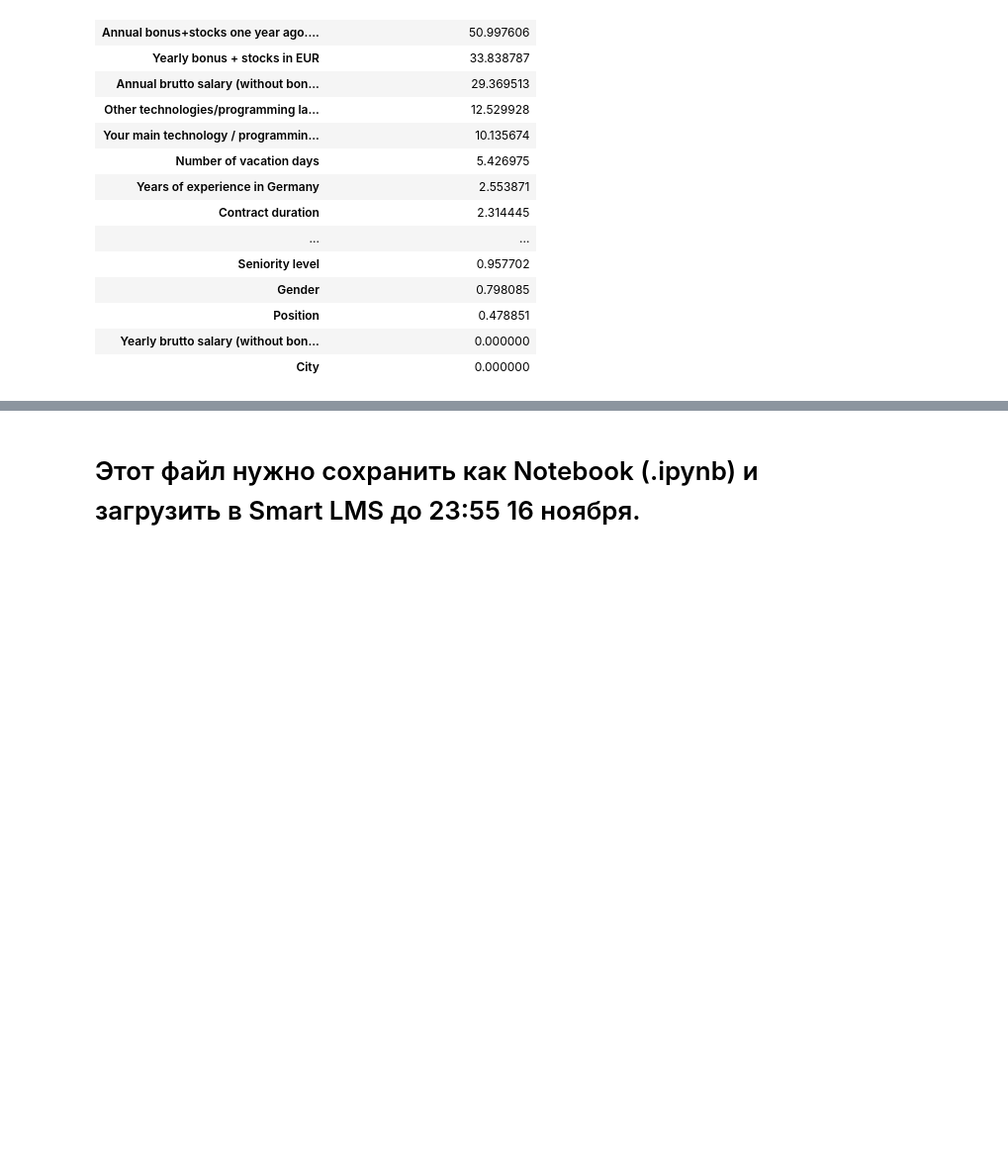
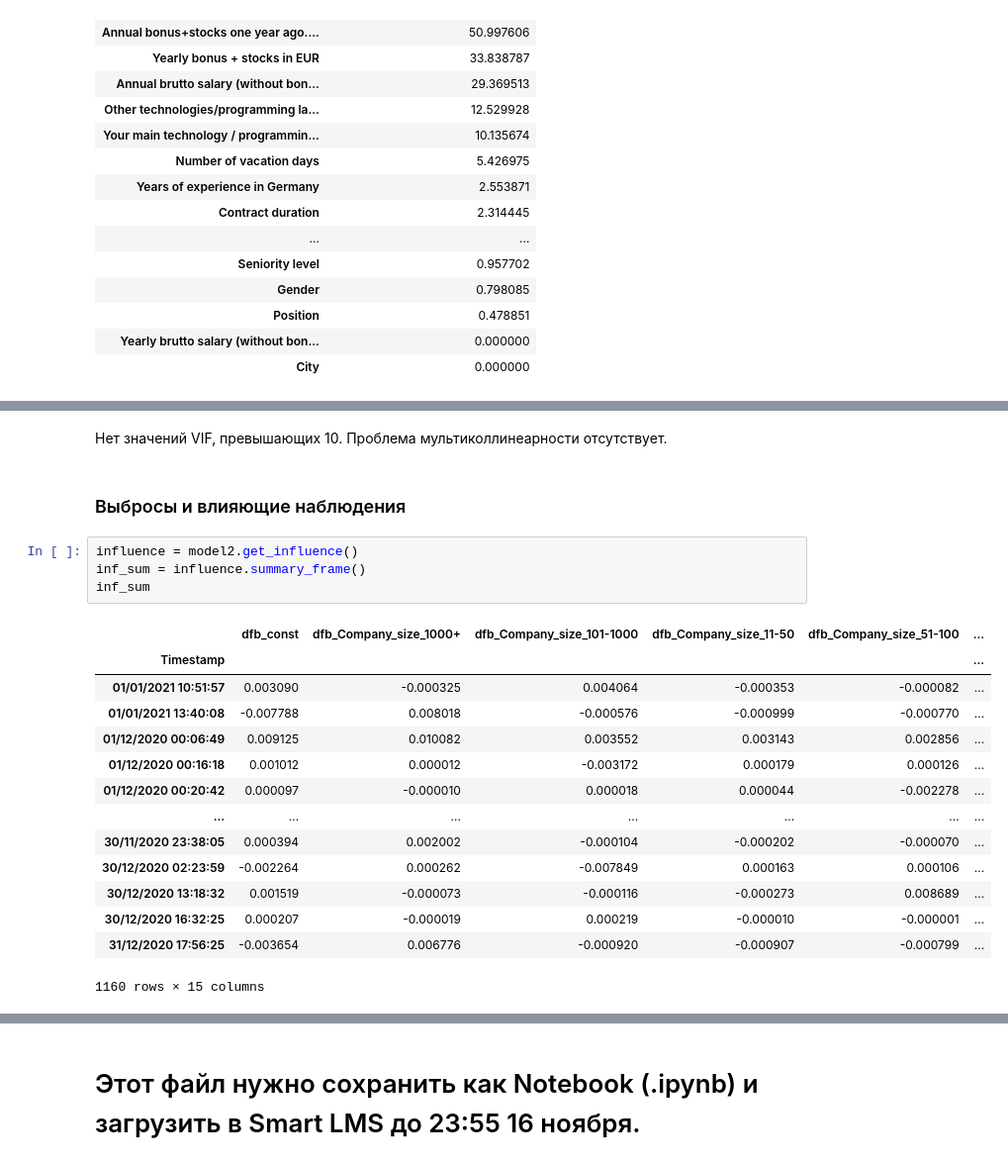
Before and after one commit to sgwps/data_analysis, a Jupyter notebook: homeworks/НИС_линейная_регрессия_домашнее_задание4.ipynb, the cells around one changed output, grey strips where cells are left out. Shown at 99% size. Drawn from its saved outputs; the diff is of its cells as text; blank space fills up the shorter version.

```diff
--- a/homeworks/НИС_линейная_регрессия_домашнее_задание4.ipynb
+++ b/homeworks/НИС_линейная_регрессия_домашнее_задание4.ipynb
@@ -338,0 +377,23 @@ Warnings:
+# %% [markdown]
+Нет значений VIF, превышающих 10. Проблема мультиколлинеарности отсутствует.
+# %% [markdown]
+### Выбросы и влияющие наблюдения
+# %%
+influence = model2.get_influence()
+inf_sum = influence.summary_frame()
+inf_sum
+# %% [output]
+|  | dfb_const | dfb_Company_size_1000+ | dfb_Company_size_101-1000 | dfb_Company_size_11-50 | dfb_Company_size_51-100 | ... |
+| Timestamp |  |  |  |  |  | ... |
+| 01/01/2021 10:51:57 | 0.003090 | -0.000325 | 0.004064 | -0.000353 | -0.000082 | ... |
+| 01/01/2021 13:40:08 | -0.007788 | 0.008018 | -0.000576 | -0.000999 | -0.000770 | ... |
+| 01/12/2020 00:06:49 | 0.009125 | 0.010082 | 0.003552 | 0.003143 | 0.002856 | ... |
+| 01/12/2020 00:16:18 | 0.001012 | 0.000012 | -0.003172 | 0.000179 | 0.000126 | ... |
+| 01/12/2020 00:20:42 | 0.000097 | -0.000010 | 0.000018 | 0.000044 | -0.002278 | ... |
+| ... | ... | ... | ... | ... | ... | ... |
+| 30/11/2020 23:38:05 | 0.000394 | 0.002002 | -0.000104 | -0.000202 | -0.000070 | ... |
+| 30/12/2020 02:23:59 | -0.002264 | 0.000262 | -0.007849 | 0.000163 | 0.000106 | ... |
+| 30/12/2020 13:18:32 | 0.001519 | -0.000073 | -0.000116 | -0.000273 | 0.008689 | ... |
+| 30/12/2020 16:32:25 | 0.000207 | -0.000019 | 0.000219 | -0.000010 | -0.000001 | ... |
+| 31/12/2020 17:56:25 | -0.003654 | 0.006776 | -0.000920 | -0.000907 | -0.000799 | ... |
+1160 rows × 15 columns
```
Also changed, not shown: parts of 65 cells of this notebook.
